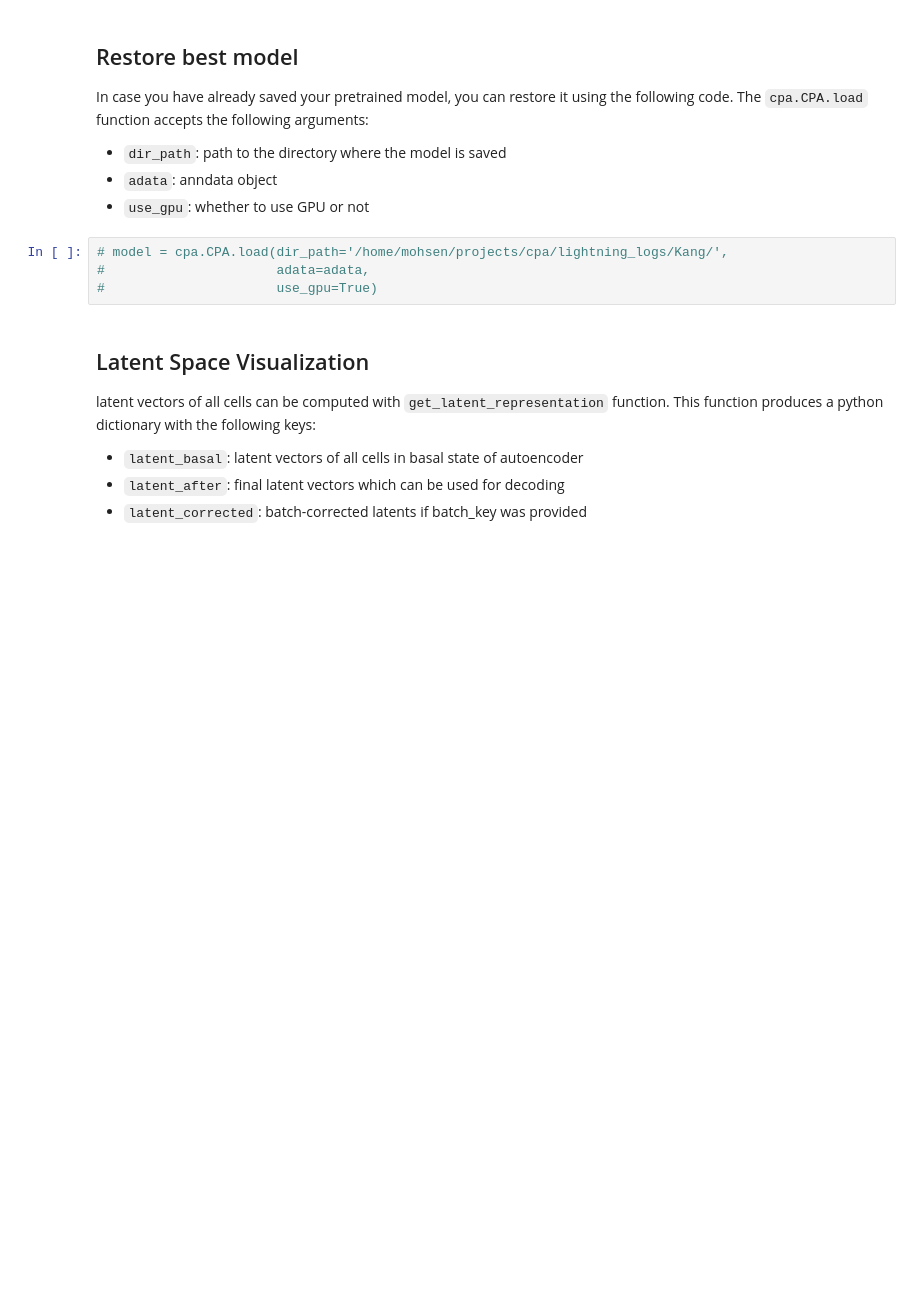
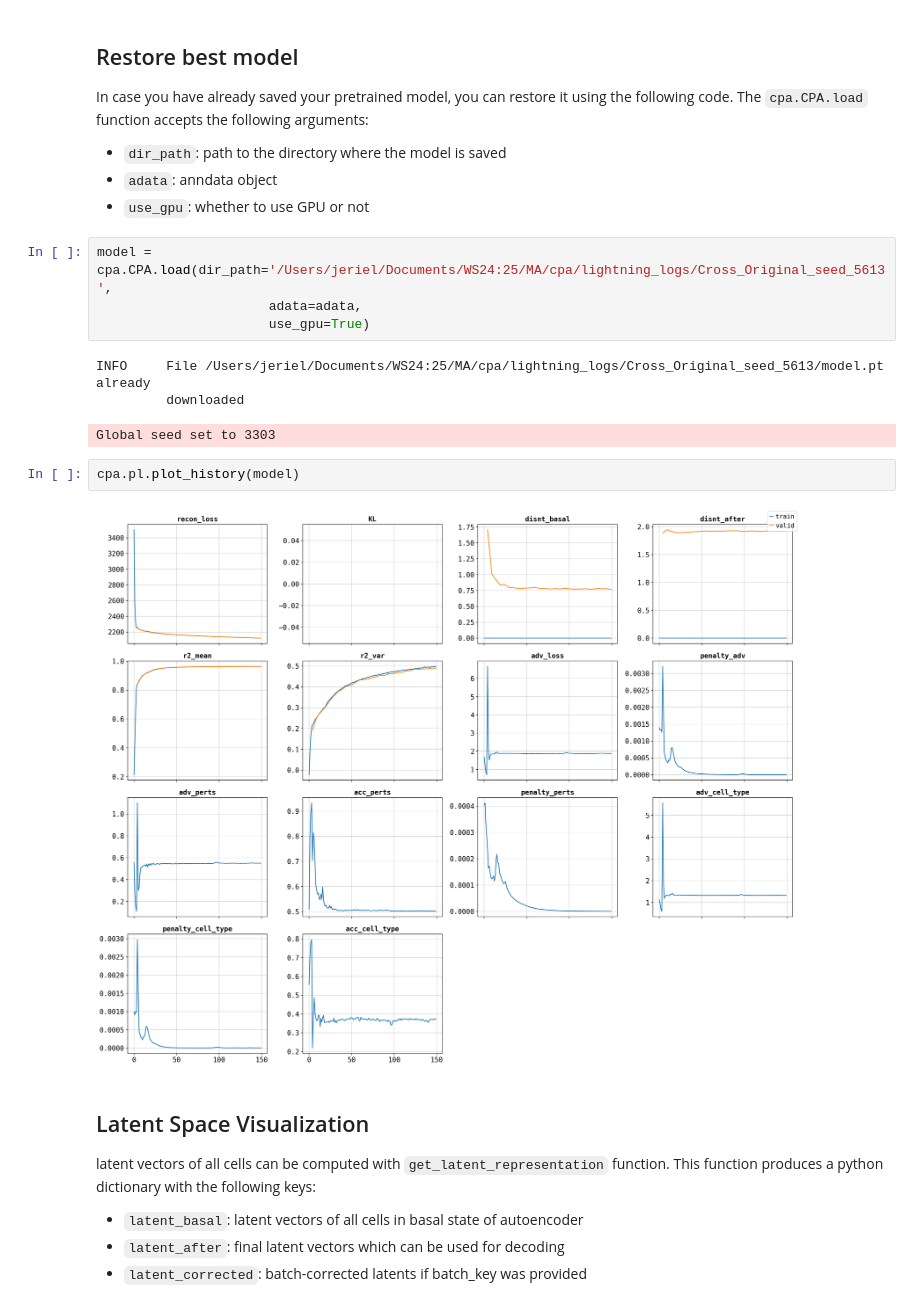
Before and after one commit to Jeriel86/IntenseCPA, a Jupyter notebook: docs/tutorials/cross_species.ipynb, the cells around one changed output. Drawn from its saved outputs; the diff is of its cells as text; blank space fills up the shorter version.

```diff
--- a/docs/tutorials/cross_species.ipynb
+++ b/docs/tutorials/cross_species.ipynb
@@ -259,9 +301,17 @@ In case you have already saved your pretrained model, you can restore it using t
 - `adata`: anndata object
 - `use_gpu`: whether to use GPU or not
 # %%
-# model = cpa.CPA.load(dir_path='/home/mohsen/projects/cpa/lightning_logs/Kang/',
-#                      adata=adata,
-#                      use_gpu=True)
+model = cpa.CPA.load(dir_path='/Users/jeriel/Documents/WS24:25/MA/cpa/lightning_logs/Cross_Original_seed_5613',
+                      adata=adata,
+                      use_gpu=True)
+# %% [output]
+INFO     File /Users/jeriel/Documents/WS24:25/MA/cpa/lightning_logs/Cross_Original_seed_5613/model.pt already
+         downloaded
+Global seed set to 3303
+# %%
+cpa.pl.plot_history(model)
+# %% [output]
+[figure, added]
 # %% [markdown]
 ## Latent Space Visualization
 
```
Also changed, not shown: parts of 14 cells of this notebook, 4 other files.
